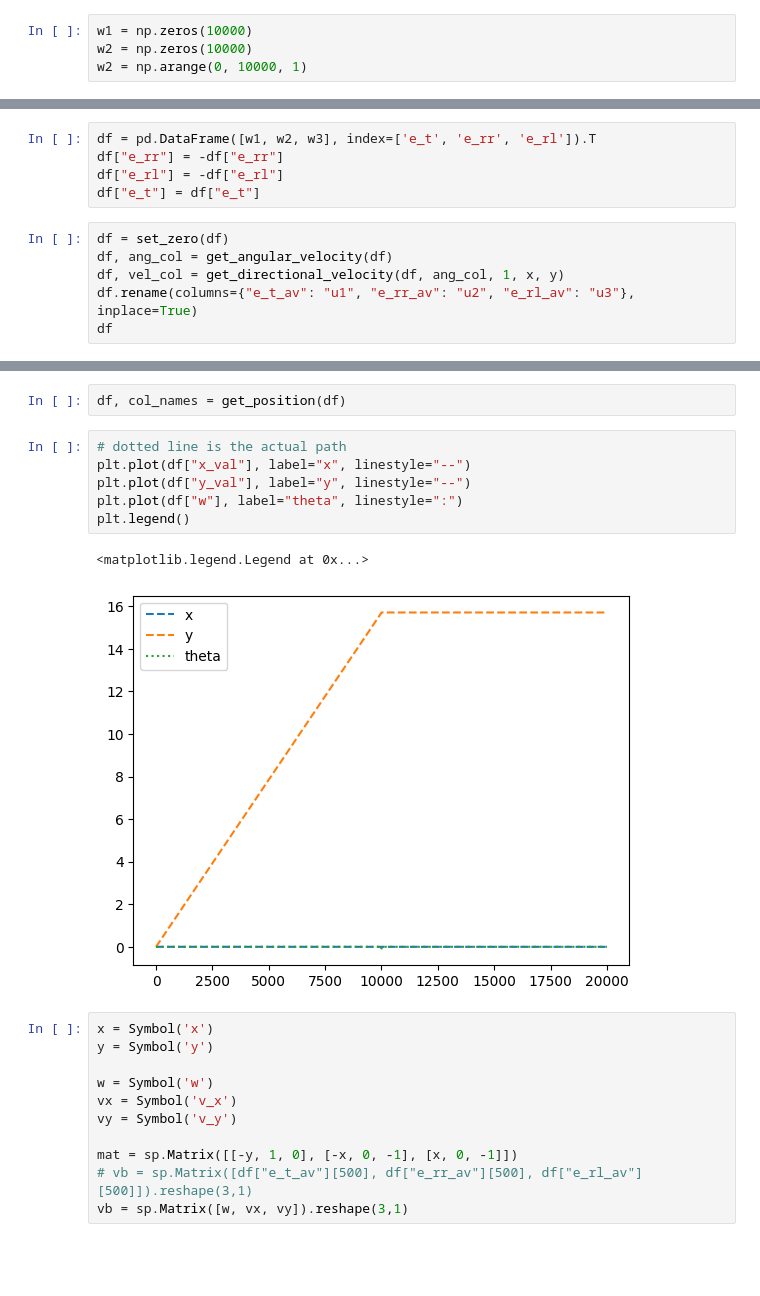
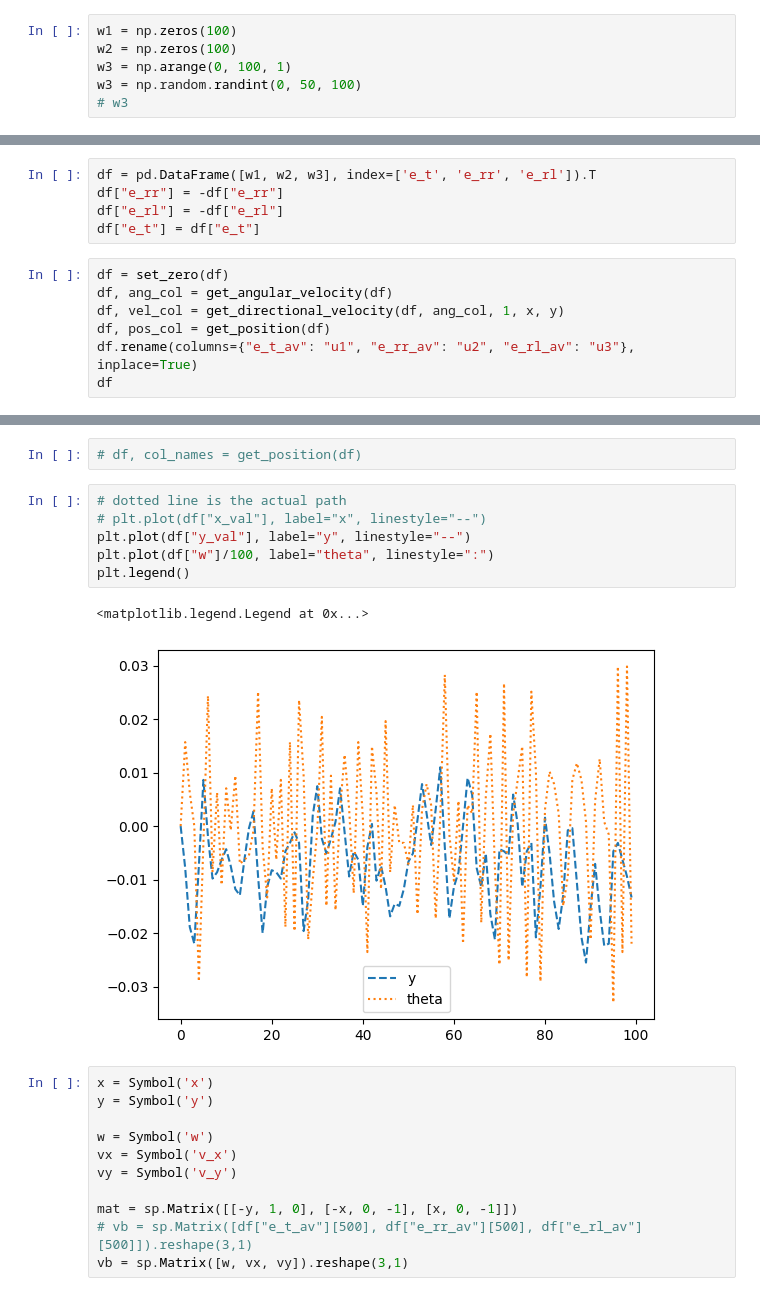
Before and after one commit to SujithChristopher/armbo_preliminary_work, a Jupyter notebook: simulation/sim_notebooks/flawed_linealg.ipynb, the cells around one changed output, grey strips where cells are left out. Drawn from its saved outputs; the diff is of its cells as text; blank space fills up the shorter version.

```diff
--- a/simulation/sim_notebooks/flawed_linealg.ipynb
+++ b/simulation/sim_notebooks/flawed_linealg.ipynb
@@ -33,9 +33,11 @@ plt.legend()
 <matplotlib.legend.Legend at 0x...>
 [figure]
 # %%
-w1 = np.zeros(10000)
-w2 = np.zeros(10000)
-w2 = np.arange(0, 10000, 1)
+w1 = np.zeros(100)
+w2 = np.zeros(100)
+w3 = np.arange(0, 100, 1)
+w3 = np.random.randint(0, 50, 100)
+# w3
 # %%
 y = 1
 x = 1
@@ -50,6 +52,7 @@ df["e_t"] = df["e_t"]
 df = set_zero(df)
 df, ang_col = get_angular_velocity(df)
 df, vel_col = get_directional_velocity(df, ang_col, 1, x, y)
+df, pos_col = get_position(df)
 df.rename(columns={"e_t_av": "u1", "e_rr_av": "u2", "e_rl_av": "u3"}, inplace=True)
 df
 # %% [output]
@@ -69,14 +72,14 @@ df
 # %%
-df, col_names = get_position(df)
+# df, col_names = get_position(df)
 # %%
 # dotted line is the actual path
-plt.plot(df["x_val"], label="x", linestyle="--")
+# plt.plot(df["x_val"], label="x", linestyle="--")
 plt.plot(df["y_val"], label="y", linestyle="--")
-plt.plot(df["w"], label="theta", linestyle=":")
+plt.plot(df["w"]/100, label="theta", linestyle=":")
 plt.legend()
 # %% [output]
 <matplotlib.legend.Legend at 0x...>
-[figure, old version]
+[figure, new version]
 # %%
 x = Symbol('x')
 y = Symbol('y')
```
Also changed, not shown: parts of 9 cells of this notebook, 1 other file.
